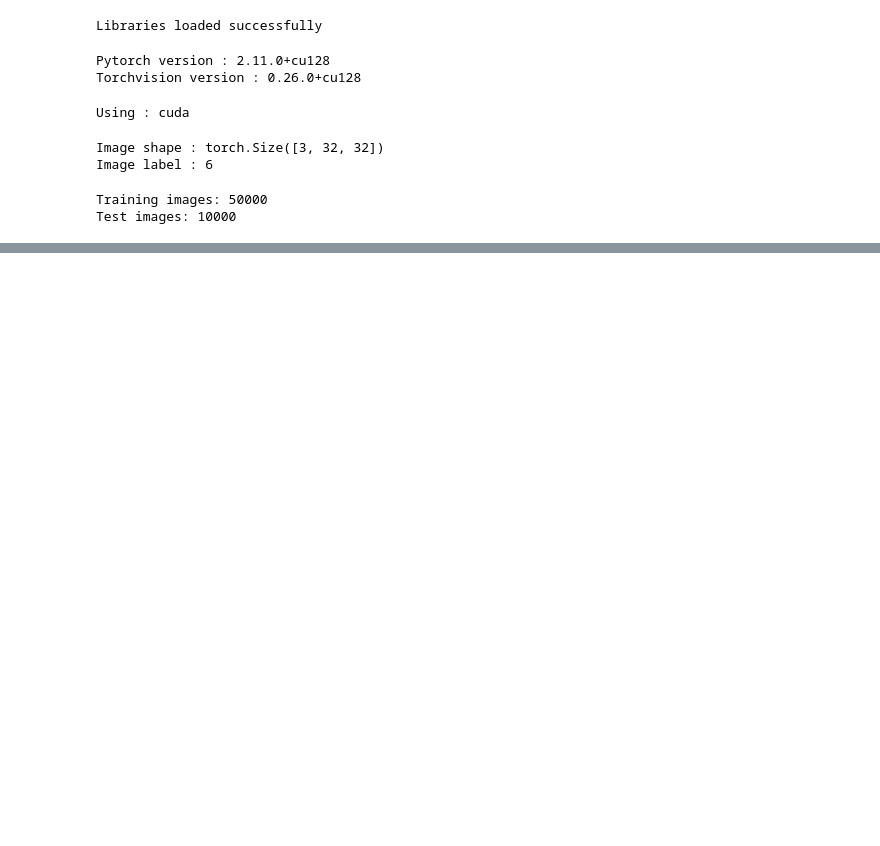
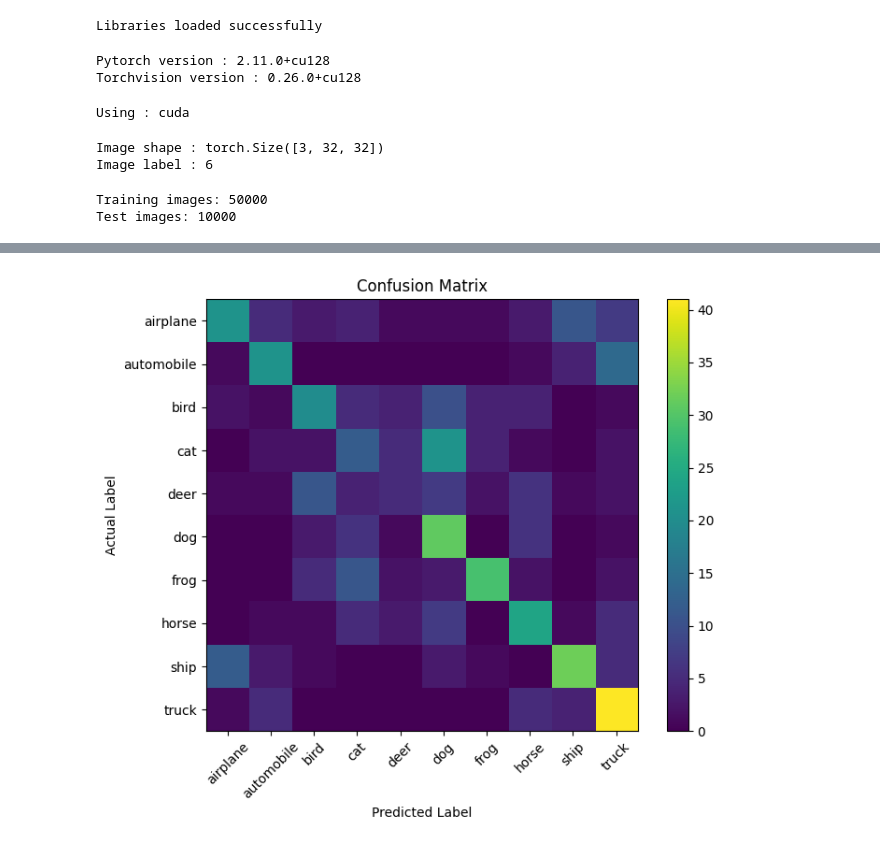
Before and after one commit to samsarkar184/ML-Projects, a Jupyter notebook: SSL_first_miniproject.ipynb, the cells around one changed output, grey strips where cells are left out. Drawn from its saved outputs; the diff is of its cells as text; code cells hidden in the pictures; blank space fills up the shorter version.

```diff
--- a/SSL_first_miniproject.ipynb
+++ b/SSL_first_miniproject.ipynb
@@ -61,0 +130,3 @@ plt.show()
+# %%
+train_loader=DataLoader(train_dataset_small,batch_size=32,shuffle=True)
+test_loader=DataLoader(test_dataset_small,batch_size=32,shuffle=True)
@@ -61,0 +342,25 @@ plt.show()
+# %%
+from sklearn.metrics import confusion_matrix
+
+
+all_labels = []
+all_predictions = []
+
+model.eval()
+
+with torch.no_grad():
+    for images, labels in test_loader:
+
+        outputs, _ = model(images)
+
+        predictions = torch.argmax(outputs, dim=1)
+
+        all_labels.extend(labels.tolist())
+        all_predictions.extend(predictions.tolist())
+
+print("Number of labels:", len(all_labels))
+print("Number of predictions:", len(all_predictions))
+cm = confusion_matrix(all_labels, all_predictions)
+
+print(cm)
+print("Total entries in confusion matrix:", cm.sum())
@@ -61,0 +381,19 @@ plt.show()
+# %%
+import matplotlib.pyplot as plt
+
+plt.figure(figsize=(8, 6))
+
+plt.imshow(cm)
+
+plt.xticks(range(10), classes, rotation=45)
+plt.yticks(range(10), classes)
+
+plt.xlabel("Predicted Label")
+plt.ylabel("Actual Label")
+plt.title("Confusion Matrix")
+
+plt.colorbar()
+
+plt.show()
+# %% [output]
+[figure, added]
```
Also changed, not shown: parts of 20 cells of this notebook.
